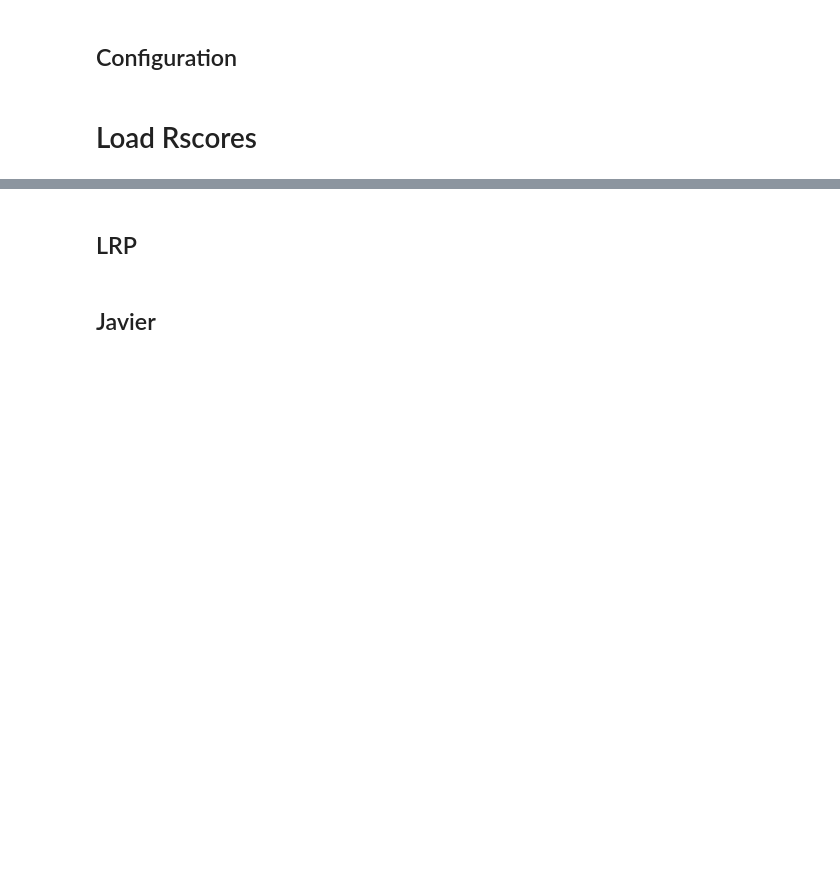
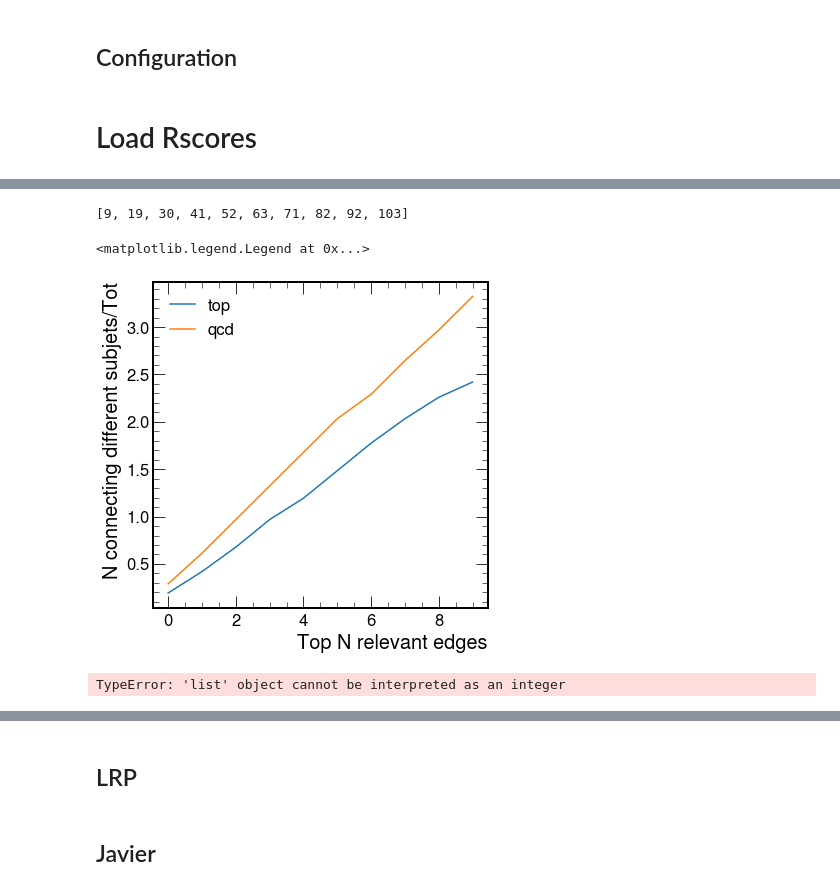
Before and after one commit to farakiko/xai4hep, a Jupyter notebook: binder/fastjet.ipynb, the cells around one changed output, grey strips where cells are left out. Cells and saved outputs as stored; diff of their text form; code cells hidden in the pictures; blank space fills up the shorter version.

```diff
--- a/binder/fastjet.ipynb
+++ b/binder/fastjet.ipynb
@@ -300,0 +343,2 @@ Plotting the Edge-Rgraph...
+# %%
+tot = (c_keep-c_remove)*
@@ -300,0 +362,19 @@ Plotting the Edge-Rgraph...
+# %%
+qcd[1:]
+# %% [output]
+[9, 19, 30, 41, 52, 63, 71, 82, 92, 103]
+# %%
+fig, ax = plt.subplots(figsize=(6, 6))
+ax.plot(range(len(top[1:])), [elem/tot for elem in top[1:]], label='top')
+ax.plot(range(len(qcd[1:])), [elem/tot for elem in qcd[1:]], label='qcd')
+
+ax.set_xlabel(r"Top N relevant edges")
+ax.set_ylabel(r"N connecting different subjets/Tot")
+ax.legend()
+# %% [output]
+<matplotlib.legend.Legend at 0x...>
+[figure, added]
+# %%
+range(top[1:])
+# %% [output]
+TypeError: 'list' object cannot be interpreted as an integer
```
Also changed, not shown: parts of 16 cells of this notebook.
